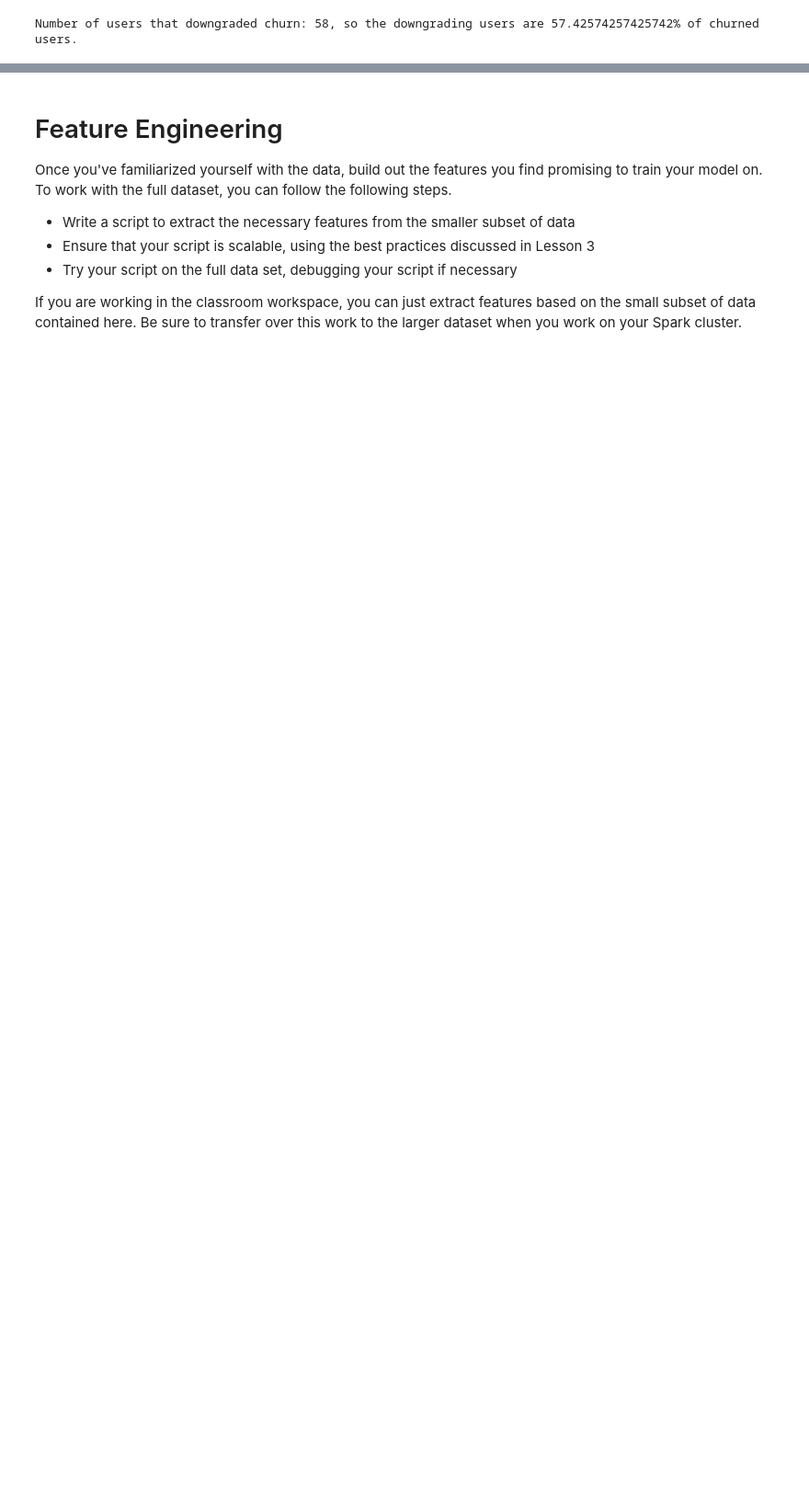
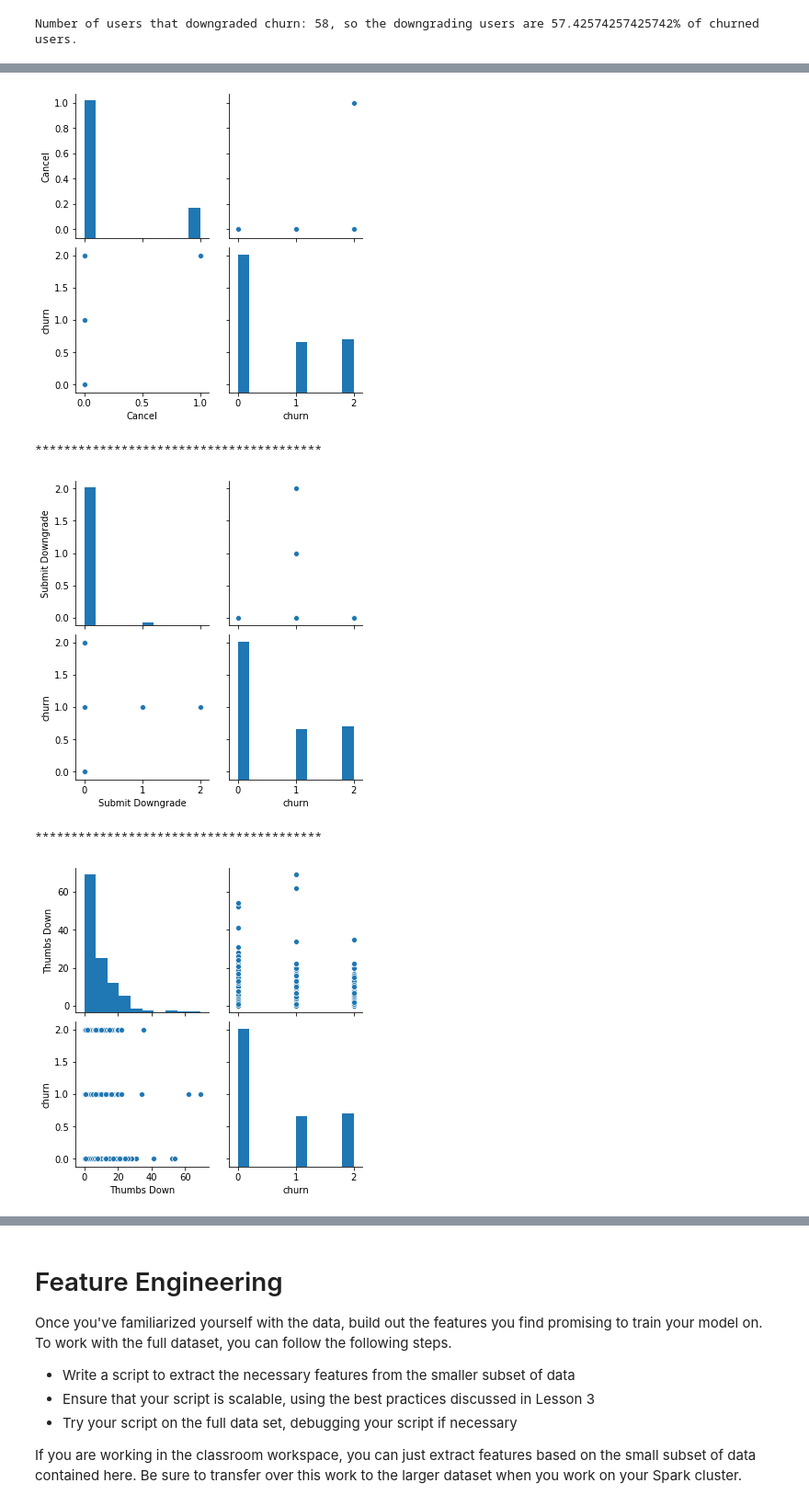
Before and after one commit to danpeczek/sparkify-capstone-project, a Jupyter notebook: Sparkify.ipynb, the cells around one changed output, grey strips where cells are left out. Shown at 92% size. Cells and saved outputs as stored; diff of their text form; code cells hidden in the pictures; blank space fills up the shorter version.

```diff
--- a/Sparkify.ipynb
+++ b/Sparkify.ipynb
@@ -373,0 +359,11 @@ for column in columns:
+# %%
+for page in pages:
+    sns.pairplot(users_df, vars=[page,"churn"])
+    plt.show()
+    print("****************************************")
+# %% [output]
+[figure, added]
+****************************************
+[figure, added]
+****************************************
+[figure, added]
```
Also changed, not shown: parts of 31 cells of this notebook, 3 other files.
